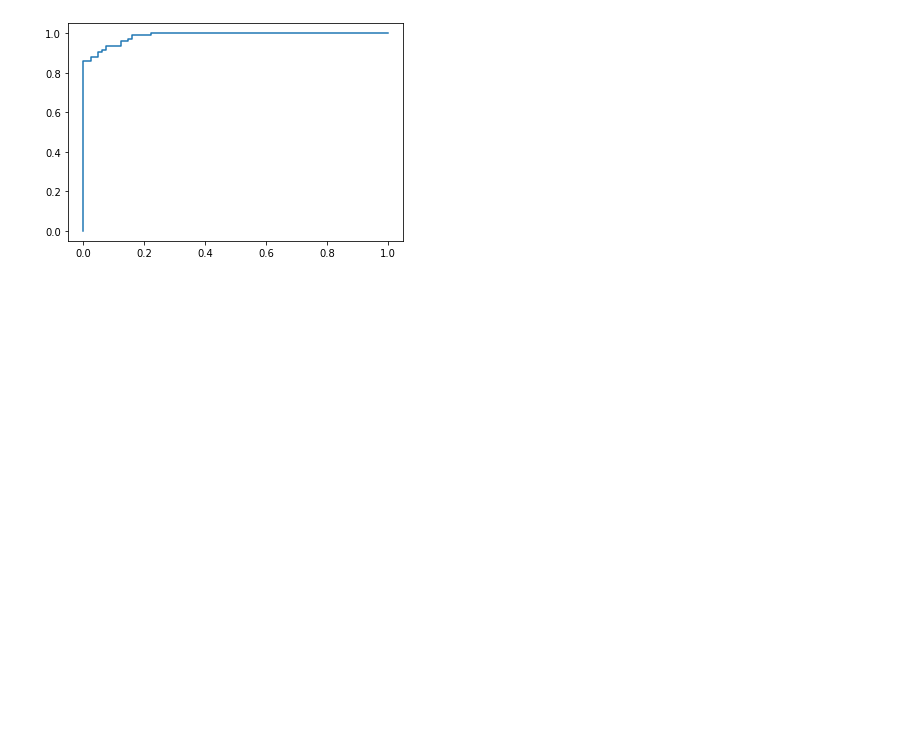
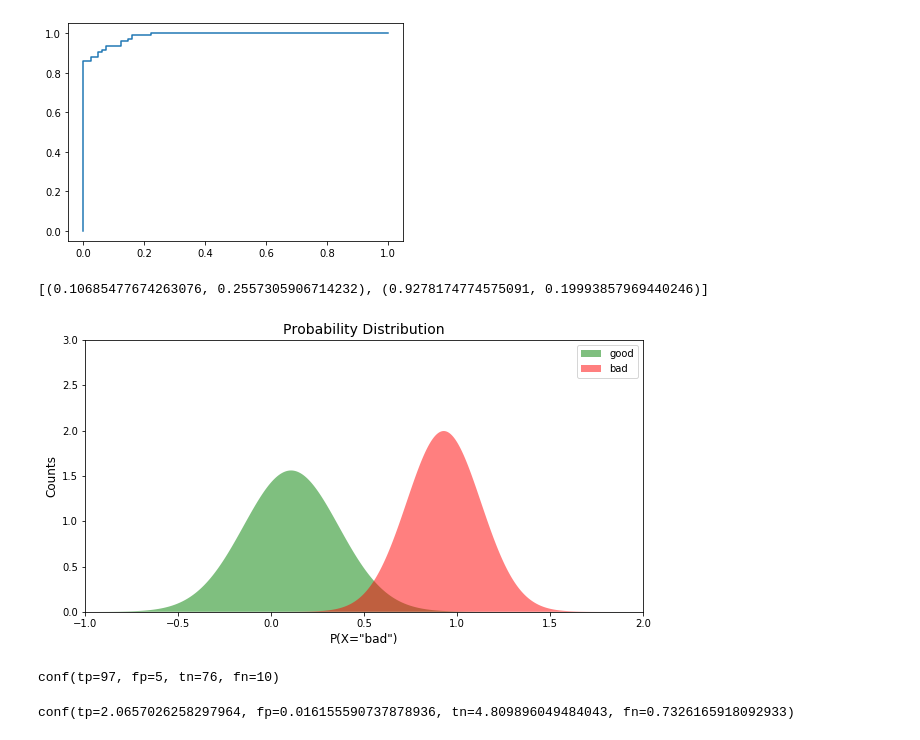
Before and after one commit to zimzion/EYTIP, a Jupyter notebook: class_0N_ROC_From_Scratch.ipynb, the cells around one changed output. Cells and saved outputs as stored; diff of their text form; code cells hidden in the pictures; blank space fills up the shorter version.

```diff
--- a/class_0N_ROC_From_Scratch.ipynb
+++ b/class_0N_ROC_From_Scratch.ipynb
@@ -107,3 +107,46 @@ ax.plot(roc['FPR'], roc['TPR'])
 plt.show()
 # %% [output]
 [figure]
+# %%
+gd = list()
+for i in set(train_labels):
+  filtered_data = list(data_filter(i))
+  _, y, _ = list(map(list, zip(*filtered_data)))
+  m = np.mean(y)
+  sd = np.std(y)
+  gd.append((m, sd))
+# %%
+def pdf(x, std, mean):
+    const = 1.0 / np.sqrt(2*np.pi*(std**2))
+    pdf_normal_dist = const*np.exp(-((x-mean)**2)/(2.0*(std**2)))
+    return pdf_normal_dist
+# %%
+print(gd)
+# %% [output]
+[(0.10685477674263076, 0.2557305906714232), (0.9278174774575091, 0.19993857969440246)]
+# %%
+x = np.linspace(-1, 2, num=1000)
+pdf_list = list()
+for m, std in gd:
+  pdf_dist = pdf(x, std, m)
+  pdf_list.append(pdf_dist)
+# %%
+def plot_pdf(good_pdf, bad_pdf, ax):
+    #good_pdf[0] = 0
+    #good_pdf[-1] = 0
+    #bad_pdf[0] = 0
+    #bad_pdf[-1] = 0
+
+    ax.fill(x, good_pdf, "g", alpha=0.5)
+    ax.fill(x, bad_pdf,"r", alpha=0.5)
+    ax.set_xlim([-1,2])
+    ax.set_ylim([0,3])
+    ax.set_title("Probability Distribution", fontsize=14)
+    ax.set_ylabel('Counts', fontsize=12)
+    ax.set_xlabel('P(X="bad")', fontsize=12)
+    ax.legend(["good","bad"])
+# %%
+fig, ax = plt.subplots(1,1, figsize=(10,5))
+plot_pdf(pdf_list[0], pdf_list[1], ax)
+# %% [output]
+[figure, added]
@@ -109,0 +155,4 @@ plt.show()
+# %%
+cm
+# %% [output]
+conf(tp=97, fp=5, tn=76, fn=10)
@@ -109,0 +171,4 @@ plt.show()
+# %%
+cm_from_dist
+# %% [output]
+conf(tp=2.0657026258297964, fp=0.016155590737878936, tn=4.809896049484043, fn=0.7326165918092933)
```
Also changed, not shown: parts of 6 cells of this notebook.
